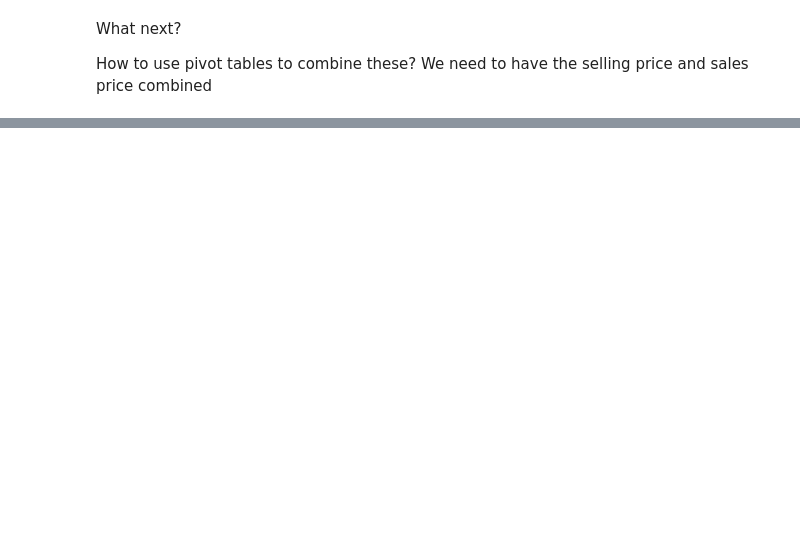
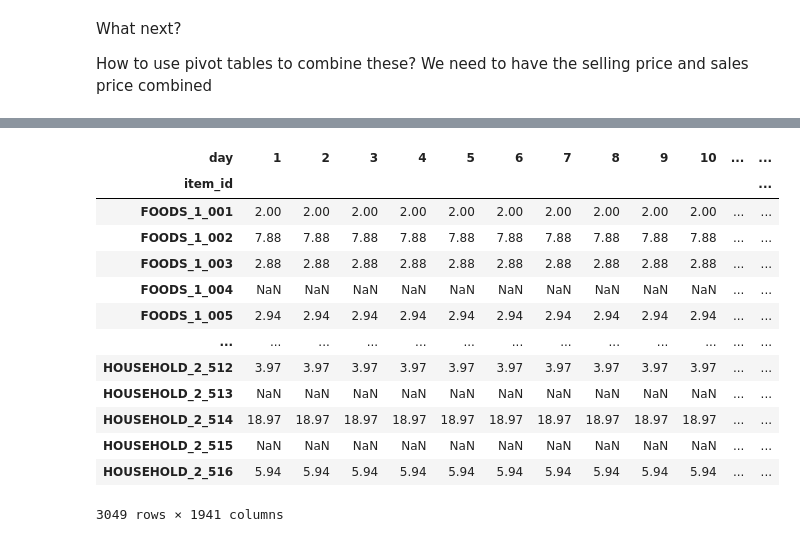
Before and after one commit to krishnans14/Joinhowdy_projects, a Jupyter notebook: M5_Competition_EDA.ipynb, the cells around one changed output, grey strips where cells are left out. Saved outputs shown, nothing was run; the diff lists cells and outputs as text; code cells hidden in the pictures; blank space fills up the shorter version.

```diff
--- a/M5_Competition_EDA.ipynb
+++ b/M5_Competition_EDA.ipynb
@@ -573,0 +659,5 @@ Update: 07 January 2021
+# %%
+sellprices_cal_df_CA_1 = sellprices_df_CA_1.copy()
+sellprices_cal_df_CA_1 = sellprices_cal_df_CA_1[sellprices_cal_df_CA_1['wm_yr_wk'] < 11618]
+sellprices_cal_df_CA_1.set_index('wm_yr_wk', inplace=True)
+sellprices_cal_df_CA_1 = sellprices_cal_df_CA_1.join(cal_df_CA_1.set_index('wm_yr_wk'), on='wm_yr_wk')
@@ -573,0 +681,17 @@ Update: 07 January 2021
+# %%
+pd.pivot_table(sellprices_cal_df_CA_1, values='sell_price', index='item_id', columns='day')
+# %% [output]
+| day | 1 | 2 | 3 | 4 | 5 | 6 | 7 | 8 | 9 | 10 | ... | ... |
+| item_id |  |  |  |  |  |  |  |  |  |  |  | ... |
+| FOODS_1_001 | 2.00 | 2.00 | 2.00 | 2.00 | 2.00 | 2.00 | 2.00 | 2.00 | 2.00 | 2.00 | ... | ... |
+| FOODS_1_002 | 7.88 | 7.88 | 7.88 | 7.88 | 7.88 | 7.88 | 7.88 | 7.88 | 7.88 | 7.88 | ... | ... |
+| FOODS_1_003 | 2.88 | 2.88 | 2.88 | 2.88 | 2.88 | 2.88 | 2.88 | 2.88 | 2.88 | 2.88 | ... | ... |
+| FOODS_1_004 | NaN | NaN | NaN | NaN | NaN | NaN | NaN | NaN | NaN | NaN | ... | ... |
+| FOODS_1_005 | 2.94 | 2.94 | 2.94 | 2.94 | 2.94 | 2.94 | 2.94 | 2.94 | 2.94 | 2.94 | ... | ... |
+| ... | ... | ... | ... | ... | ... | ... | ... | ... | ... | ... | ... | ... |
+| HOUSEHOLD_2_512 | 3.97 | 3.97 | 3.97 | 3.97 | 3.97 | 3.97 | 3.97 | 3.97 | 3.97 | 3.97 | ... | ... |
+| HOUSEHOLD_2_513 | NaN | NaN | NaN | NaN | NaN | NaN | NaN | NaN | NaN | NaN | ... | ... |
+| HOUSEHOLD_2_514 | 18.97 | 18.97 | 18.97 | 18.97 | 18.97 | 18.97 | 18.97 | 18.97 | 18.97 | 18.97 | ... | ... |
+| HOUSEHOLD_2_515 | NaN | NaN | NaN | NaN | NaN | NaN | NaN | NaN | NaN | NaN | ... | ... |
+| HOUSEHOLD_2_516 | 5.94 | 5.94 | 5.94 | 5.94 | 5.94 | 5.94 | 5.94 | 5.94 | 5.94 | 5.94 | ... | ... |
+3049 rows × 1941 columns
```
Also changed, not shown: parts of 29 cells of this notebook.
